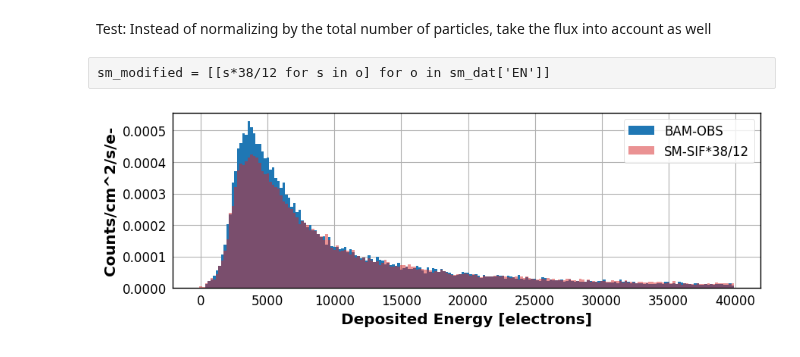
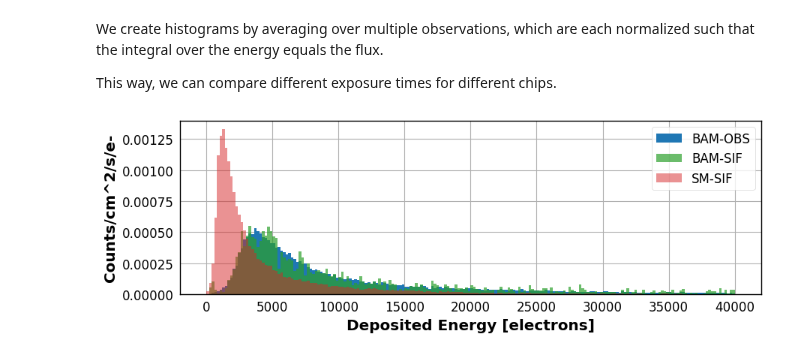
Before and after one commit to asierabreu/cosmics, a Jupyter notebook: results/energy-histograms.ipynb, the cells around one changed output. Saved outputs shown, nothing was run; the diff lists cells and outputs as text; code cells hidden in the pictures.

```diff
--- a/results/energy-histograms.ipynb
+++ b/results/energy-histograms.ipynb
@@ -23,2 +13,0 @@ import re
-# %%
-getobmt = lambda x: int(re.search("(?<=OBMT_START_)[0-9]+",x).group(0))
@@ -96,34 +37,3 @@ bamsif_dat = CosObs_get_energies(bamsifpaths,edgeless=True)
 
 #bamobs_dat = CosObs_get_energies(psel_mjd(bamobspaths,58008,58010)[:4],fov=1,edgeless=True)
 #sm_dat = CosObs_get_energies(psel_mjd(smpaths,58008,58010),edgeless=True)
-# %% [markdown]
-Test: Instead of normalizing by the total number of particles, take the flux into account as well
-# %%
-def energyHist_fluxnormed(obsEn, obsFluxes, bins=None, enrange=None):
-    """
-    Given a list of energy lists and a list of the fluxes of the corresponding observations,
-    make a normed energy histogram - each observation is normed by its geometry factor and then averaged over
-    The output histogram is counts/cm^2/s/eV
-    """
-    nobs = len(obsFluxes)
-    Eflat = sum(obsEn, [])
-    normflat = np.empty(len(Eflat))
-
-    # determine the weights
-    start = 0
-    for ii in range(nobs):
-        nParticles = len(obsEn[ii])
-        normflat[start:start+nParticles] = obsFluxes[ii]/nParticles
-        start += +nParticles
-
-    normflat /= nobs
-    # compute the weighted histogram
-    histout = np.histogram(Eflat,bins=bins,range=enrange, weights=normflat)
-
-    # divide by bin size
-    step = histout[1][1] - histout[1][0]
-    #step=1
-
-    return histout[0]/step, histout[1]
-# %% [raw]
-sm_modified = [[s*38/12 for s in o] for o in sm_dat['EN']]
@@ -137,20 +40,28 @@ nhist_sm = energyHist_fluxnormed(sm_modified,sm_dat['FLUX'],200,(0,40000))
+# %% [markdown]
+We create histograms by averaging over multiple observations, which are each normalized such that the integral over the energy equals the flux.
+
+This way, we can compare different exposure times for different chips.
 # %%
+nhistbam_obs = energyHist_fluxnormed(bamobs_dat['EN'],bamobs_dat['FLUX'],200,(0,40000))
+nhistbam_sif = energyHist_fluxnormed(bamsif_dat['EN'],bamsif_dat['FLUX'],200,(0,40000))
+nhist_sm = energyHist_fluxnormed(sm_dat['EN'],sm_dat['FLUX'],200,(0,40000))
+
 hists = [nhistbam_obs, nhistbam_sif, nhist_sm]
 colors = ["tab:blue", "tab:green", "tab:red"]
-labels = ['BAM-OBS', 'BAM-SIF', 'SM-SIF*38/12']
+labels = ['BAM-OBS', 'BAM-SIF', 'SM-SIF']
 alphas = [1,0.7,0.5]
 
 for ii in range(len(hists)):
-    if ii ==1 :continue
+    #if ii ==1 :continue
     h = hists[ii]
-    plt.bar(h[1][:-1], h[0], h[1][1]-h[1][0], color=colors[ii], alpha=alphas[ii],label=labels[ii])
+    plt.bar(h[1], h[0], h[2], color=colors[ii], alpha=alphas[ii],label=labels[ii], align='edge')
 
 plt.xlabel("Deposited Energy [electrons]")
 plt.ylabel("Counts/cm^2/s/e-")
 
 plt.legend(loc='best')
 plt.gcf().set_size_inches(10,3)
 #plt.yscale('log')
-#plt.savefig("../../presentation_imgs/Ehist_renormed.pdf",bbox_inches='tight')
+#plt.savefig("../../presentation_imgs/Ehist_normal.pdf",bbox_inches='tight')
 # %% [output]
-[figure, old version]
+[figure, new version]
```
Also changed, not shown: parts of 15 cells of this notebook, 5 other files.
